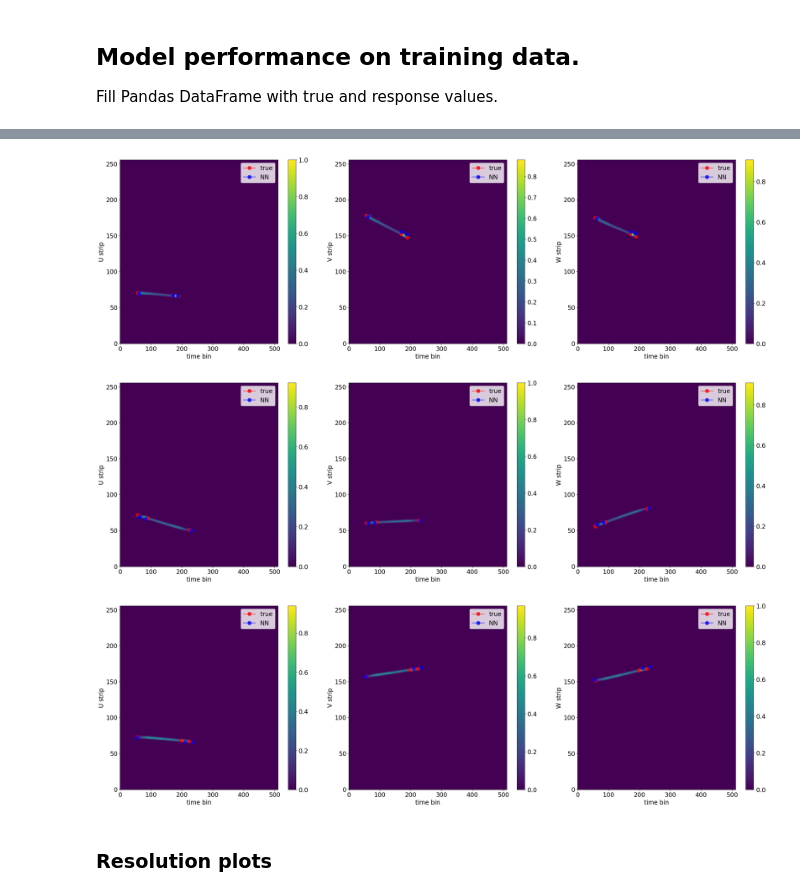
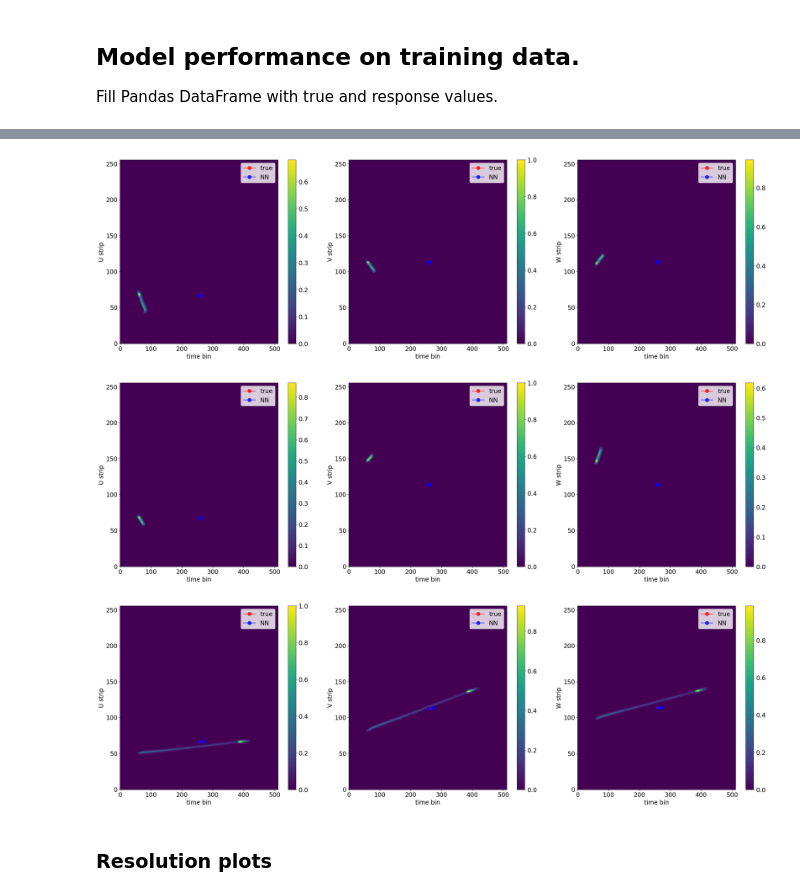
Before and after one commit to akalinow/TPCReco, a Jupyter notebook: PythonAnalysis/ipynb/WAWTPC_ML.ipynb, the cells around one changed output, grey strips where cells are left out. Drawn from its saved outputs; the diff is of its cells as text; code cells hidden in the pictures.

```diff
--- a/PythonAnalysis/ipynb/WAWTPC_ML.ipynb
+++ b/PythonAnalysis/ipynb/WAWTPC_ML.ipynb
@@ -272,25 +507,21 @@ Fill Pandas DataFrame with true and response values.
 # %%
-%%time
-import utility_functions as utils
-importlib.reload(utils)
-import pandas as pd
-#model_path = "./training/0050_2025_Oct_14_15_14_48.keras"
-#model_path = "./training/0020_2025_Nov_27_13_05_07.keras"
-#model_path = "./training/0100_2026_Mar_26_19_07_35.keras" # val_mse: 5.4584
-#model_path = "./training/0010_2026_Mar_27_11_28_29.keras" # val_mse: 4.6312
-#model_path = "./training/0010_2026_Mar_27_15_08_49.keras" #  val_mse: 3.0631
-#model_path = "./training/0100_2026_Mar_27_17_45_38.keras" #  val_mse: 1.5725
-#model = tf.keras.models.load_model(model_path)
+# %%time
+# import utility_functions as utils
+# importlib.reload(utils)
+# import pandas as pd
+# model_path = "./training/0100_2026_May_17_17_27_17.keras" # val_mse: 12.0836, 50k, early_stopping: 27
 
-nBatches = 1_000
-data = np.zeros_like(utils.getSimRecoColumns(utils.columnsXYZ).reshape(1,-1), dtype=float)
+# #model_path = "./training/0010_2026_Mar_27_15_08_49.keras" #  val_mse: 3.0631
+# #model_path = "./training/0100_2026_Mar_27_17_45_38.keras" #  val_mse: 1.5725
+# model = tf.keras.models.load_model(model_path)
+# data = np.zeros_like(utils.getSimRecoColumns(utils.columnsXYZ).reshape(1,-1), dtype=float)
 
-for aBatch in dataset.take(nBatches):
-    features = aBatch[0]
-    labels = aBatch[1].numpy()
-    modelAnswer = model(features).numpy()
-    data = np.append(data, np.column_stack((labels,modelAnswer)), axis=0)
+# for aBatch in dataset.take(500):
+#     features = aBatch[0]
+#     labels = aBatch[1].numpy()
+#     modelAnswer = model(features).numpy()
+#     data = np.append(data, np.column_stack((labels,modelAnswer)), axis=0)
 
-df_XYZ = pd.DataFrame(data=data[1:], columns = utils.getSimRecoColumns(utils.columnsXYZ))
-df_XYZ.describe()
+# df_XYZ = pd.DataFrame(data=data[1:], columns = utils.getSimRecoColumns(utils.columnsXYZ))
+# df_XYZ.describe()
 # %% [output]
@@ -309,16 +539,16 @@ Wall time: 3min 13s
 # %%
 import plotting_functions as plf
 importlib.reload(plf)
 
 import utility_functions as utils
 importlib.reload(utils)
 
-for aBatch in dataset.skip(100).take(3):
+for aBatch in validation_dataset.skip(100).take(3):
     plf.plotEvent(aBatch, model=model)
 # %% [output]
-[figure, old version]
+[figure, new version]
-[figure, old version]
+[figure, new version]
-[figure, old version]
+[figure, new version]
 # %% [markdown]
 ### Resolution plots
 # %%
```
Also changed, not shown: parts of 12 cells of this notebook, 3 other files.
